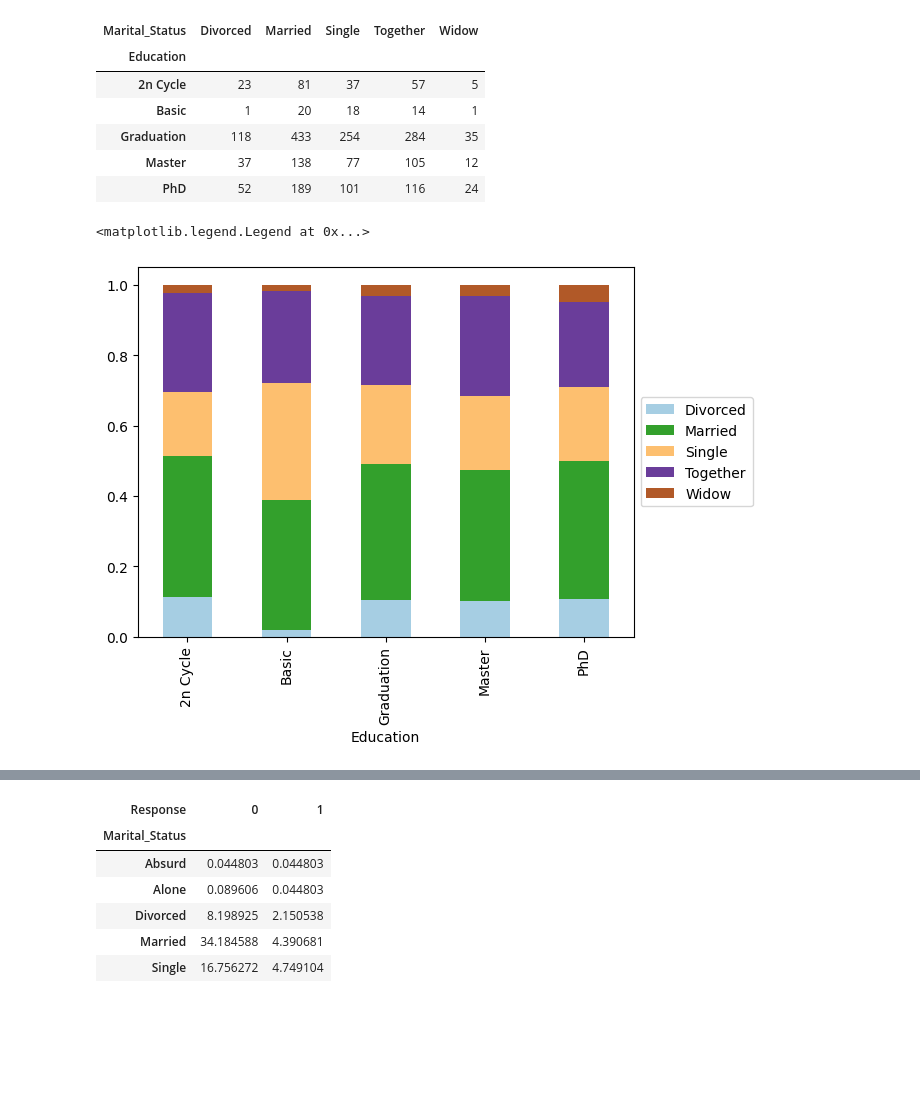
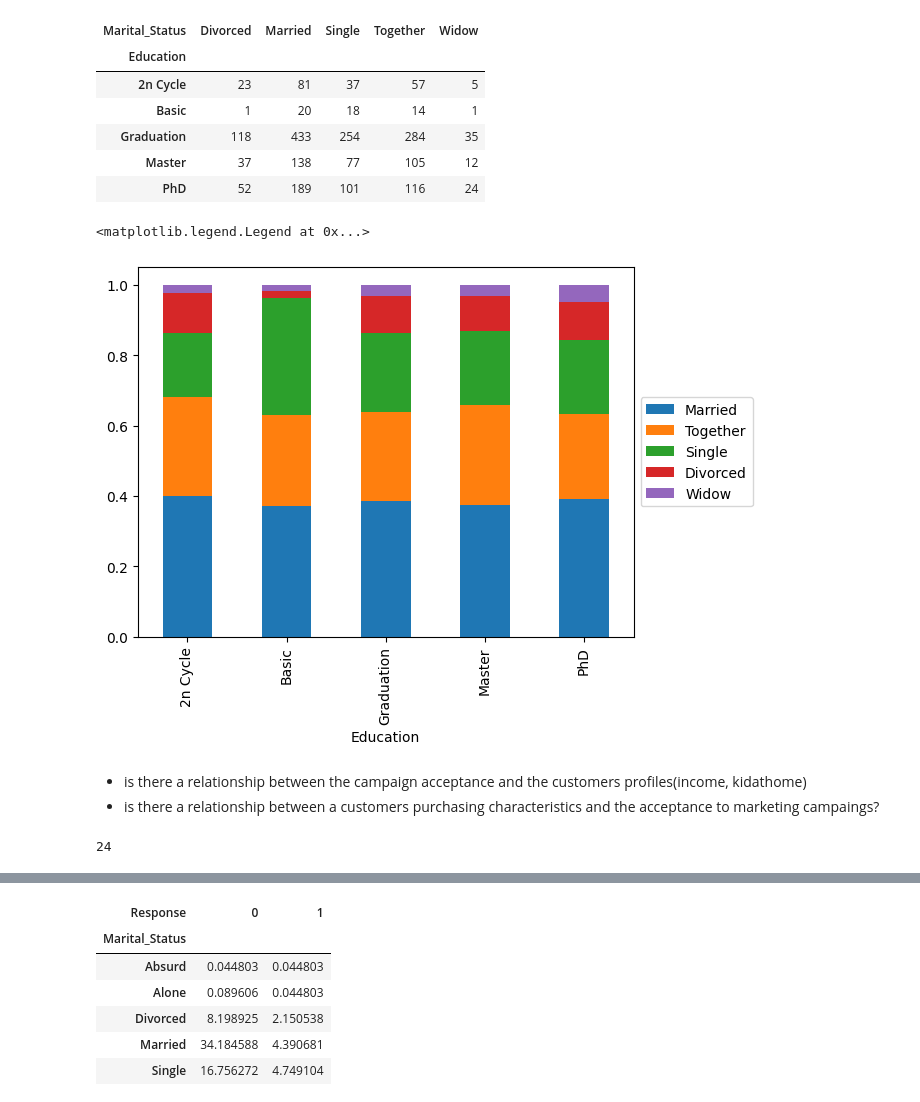
Before and after one commit to Morris-mk/IFood_Marketing-data-Analysis-segmentation-and-classification, a Jupyter notebook: marketing_customer_analysis.ipynb, the cells around one changed output, grey strips where cells are left out. Cells and saved outputs as stored; diff of their text form; code cells hidden in the pictures; blank space fills up the shorter version.

```diff
--- a/marketing_customer_analysis.ipynb
+++ b/marketing_customer_analysis.ipynb
@@ -417,12 +455,27 @@ ed_status
 | Master | 37 | 138 | 77 | 105 | 12 |
 | PhD | 52 | 189 | 101 | 116 | 24 |
 # %%
-# calculate the proportions of
-ed_status.apply(lambda x: x/x.sum(), axis=1).plot(kind='bar', stacked=True,  colormap='Paired')
+# re order the columns from the largest to smallest category
+cols_order = ['Married', 'Together','Single','Divorced','Widow']
+ed_status = ed_status.reindex(columns=cols_order)
+
+# calculate the proportions and plot a bar plot
+ed_status.apply(lambda x: x/x.sum(), axis=1).plot(kind='bar', stacked=True)
 plt.legend(loc='center left', bbox_to_anchor=(1.0, 0.5))
 # %% [output]
 <matplotlib.legend.Legend at 0x...>
-[figure, old version]
+[figure, new version]
+# %% [markdown]
+- is there a relationship between the campaign acceptance and the customers profiles(income, kidathome)
+- is there a relationship between a customers purchasing characteristics and the acceptance to marketing campaings?
+# %%
+# create an age group column
+print('Min Customer age:', min(df.Customer_age))
+bins = 20 -29, 30 - 39, 40-49, 50-59, 60-69, 70-79, 80-89, 90-99, 100-109, 110-119, 120-129
+
+df['Age_group'] = pd.cut(df.Customer_age, bins= )
+# %% [output]
+24
 # %%
 # Campaigns Accepted
 ifood_df = df.copy()
```
Also changed, not shown: parts of 37 cells of this notebook, 1 other file.
